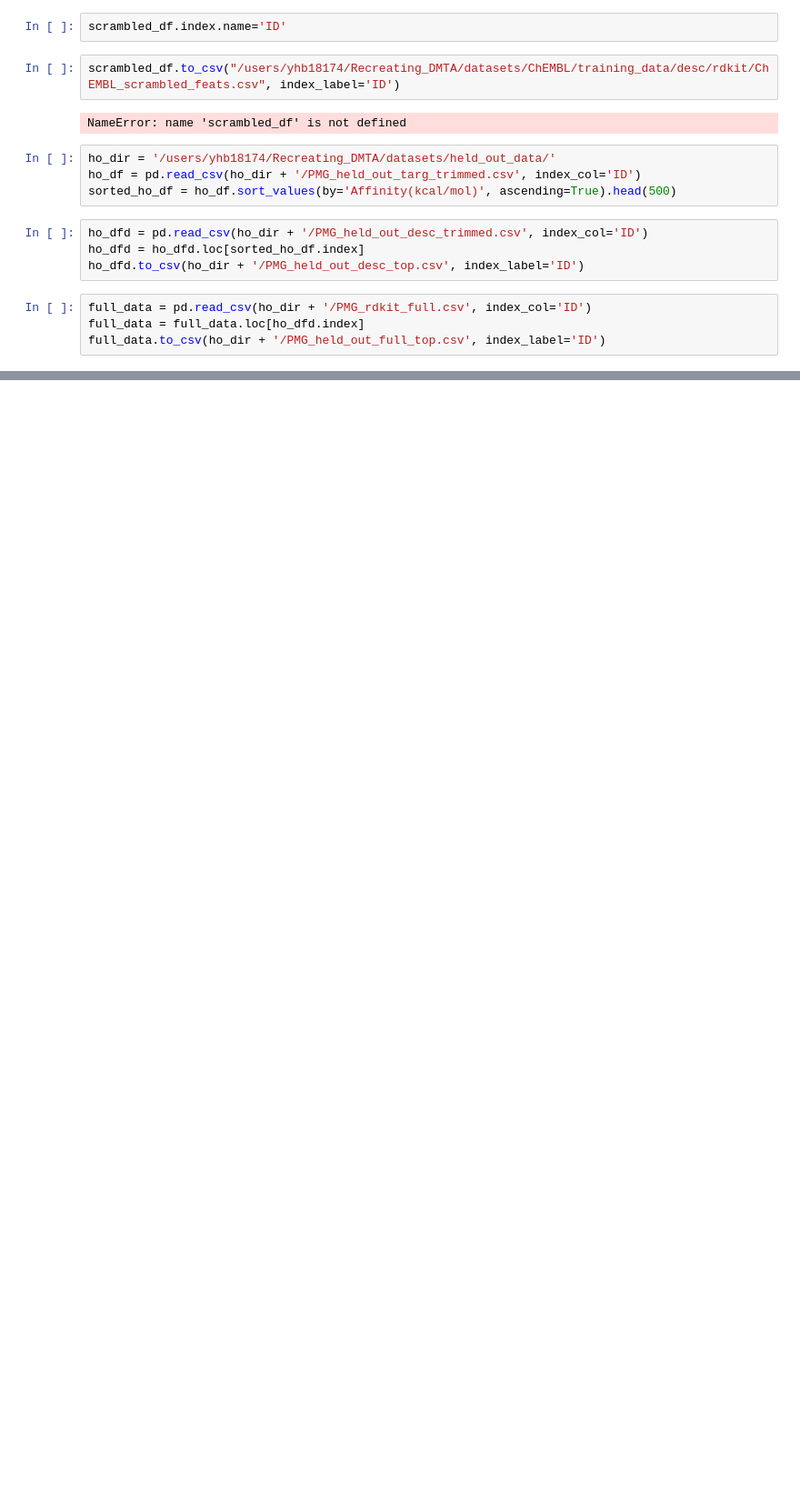
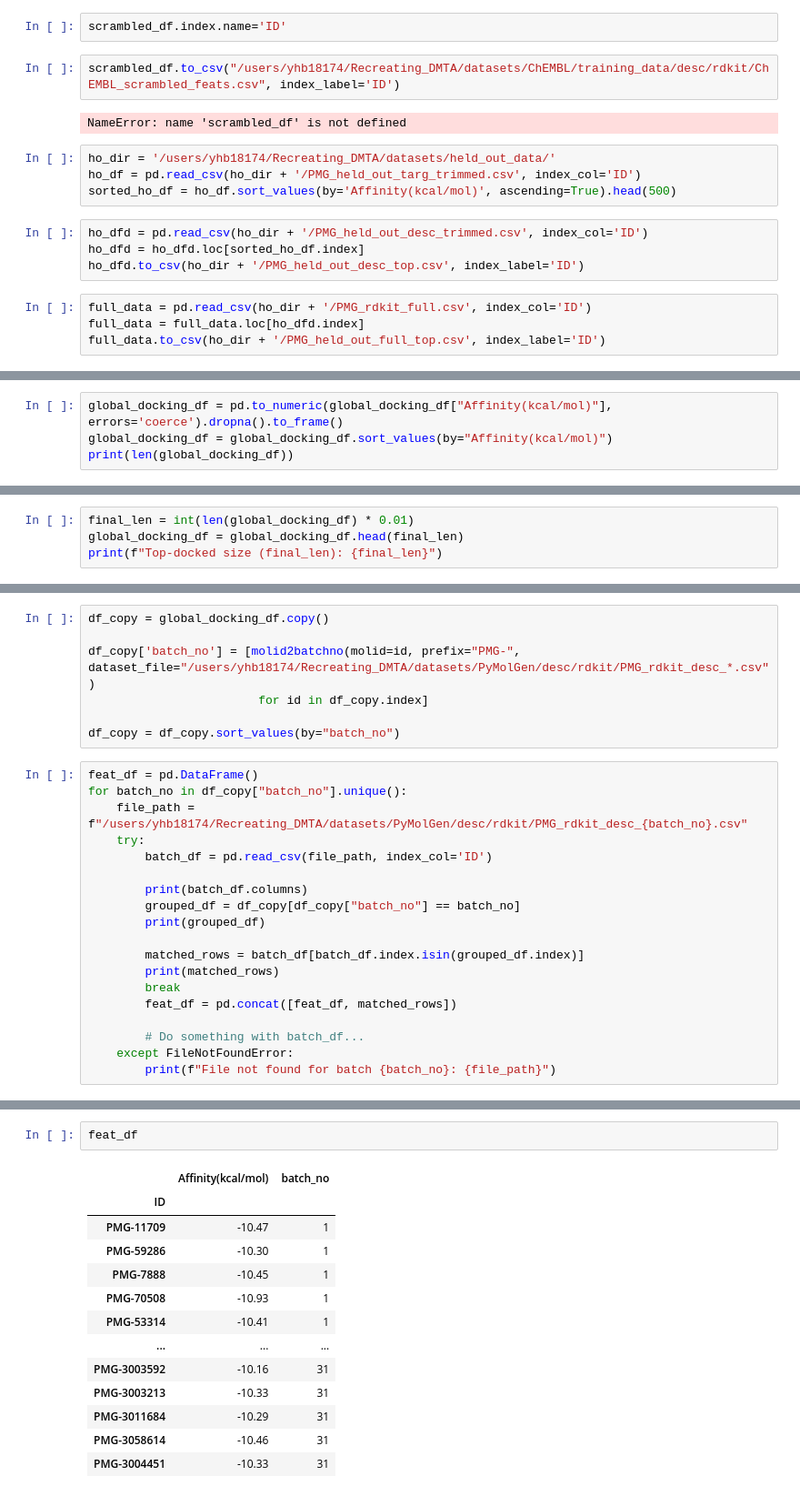
Before and after one commit to HuwJWilliams/Recreating_DMTA, a Jupyter notebook: scripts/dataset/dataset_testing.ipynb, the cells around one changed output, grey strips where cells are left out. Shown: that part at 91% size. Drawn from its saved outputs; the diff is of its cells as text; blank space fills up the shorter version.

```diff
--- a/scripts/dataset/dataset_testing.ipynb
+++ b/scripts/dataset/dataset_testing.ipynb
@@ -232,0 +266,4 @@ full_data.to_csv(ho_dir + '/PMG_held_out_full_top.csv', index_label='ID')
+# %%
+global_docking_df = pd.to_numeric(global_docking_df["Affinity(kcal/mol)"], errors='coerce').dropna().to_frame()
+global_docking_df = global_docking_df.sort_values(by="Affinity(kcal/mol)")
+print(len(global_docking_df))
@@ -232,0 +272,4 @@ full_data.to_csv(ho_dir + '/PMG_held_out_full_top.csv', index_label='ID')
+# %%
+final_len = int(len(global_docking_df) * 0.01)
+global_docking_df = global_docking_df.head(final_len)
+print(f"Top-docked size (final_len): {final_len}")
@@ -232,0 +333,26 @@ full_data.to_csv(ho_dir + '/PMG_held_out_full_top.csv', index_label='ID')
+# %%
+df_copy = global_docking_df.copy()
+
+df_copy['batch_no'] = [molid2batchno(molid=id, prefix="PMG-", dataset_file="/users/yhb18174/Recreating_DMTA/datasets/PyMolGen/desc/rdkit/PMG_rdkit_desc_*.csv")
+                        for id in df_copy.index]
+
+df_copy = df_copy.sort_values(by="batch_no")
+# %%
+feat_df = pd.DataFrame()
+for batch_no in df_copy["batch_no"].unique():
+    file_path = f"/users/yhb18174/Recreating_DMTA/datasets/PyMolGen/desc/rdkit/PMG_rdkit_desc_{batch_no}.csv"
+    try:
+        batch_df = pd.read_csv(file_path, index_col='ID')
+
+        print(batch_df.columns)
+        grouped_df = df_copy[df_copy["batch_no"] == batch_no]
+        print(grouped_df)
+
+        matched_rows = batch_df[batch_df.index.isin(grouped_df.index)]
+        print(matched_rows)
+        break
+        feat_df = pd.concat([feat_df, matched_rows])
+
+        # Do something with batch_df...
+    except FileNotFoundError:
+        print(f"File not found for batch {batch_no}: {file_path}")
@@ -232,0 +377,16 @@ full_data.to_csv(ho_dir + '/PMG_held_out_full_top.csv', index_label='ID')
+# %%
+feat_df
+# %% [output]
+|  | Affinity(kcal/mol) | batch_no |
+| ID |  |  |
+| PMG-11709 | -10.47 | 1 |
+| PMG-59286 | -10.30 | 1 |
+| PMG-7888 | -10.45 | 1 |
+| PMG-70508 | -10.93 | 1 |
+| PMG-53314 | -10.41 | 1 |
+| ... | ... | ... |
+| PMG-3003592 | -10.16 | 31 |
+| PMG-3003213 | -10.33 | 31 |
+| PMG-3011684 | -10.29 | 31 |
+| PMG-3058614 | -10.46 | 31 |
+| PMG-3004451 | -10.33 | 31 |
```
Also changed, not shown: parts of 8 cells of this notebook, 5 other files.
